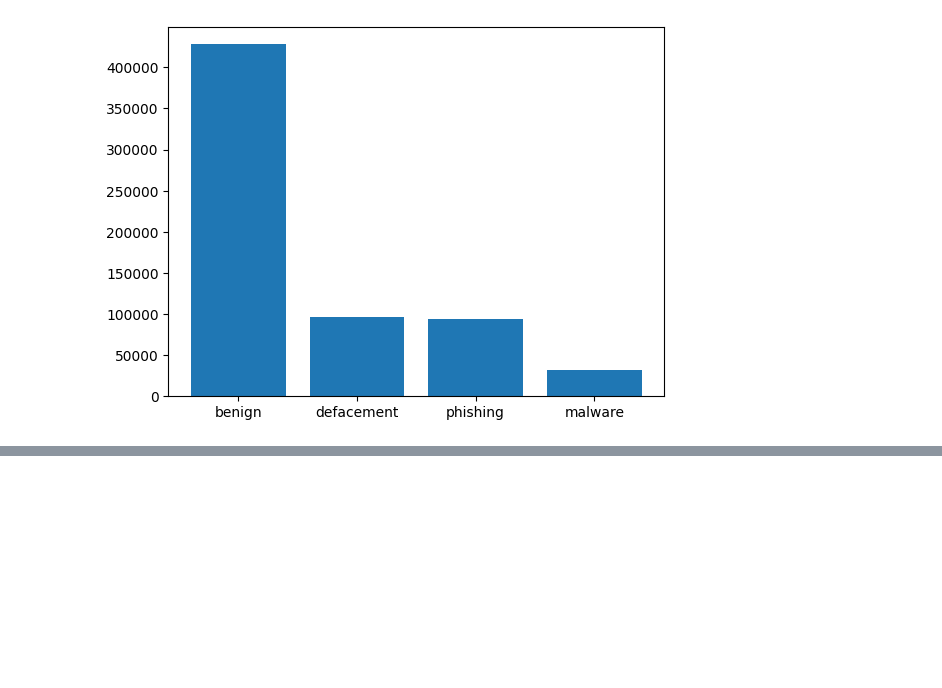
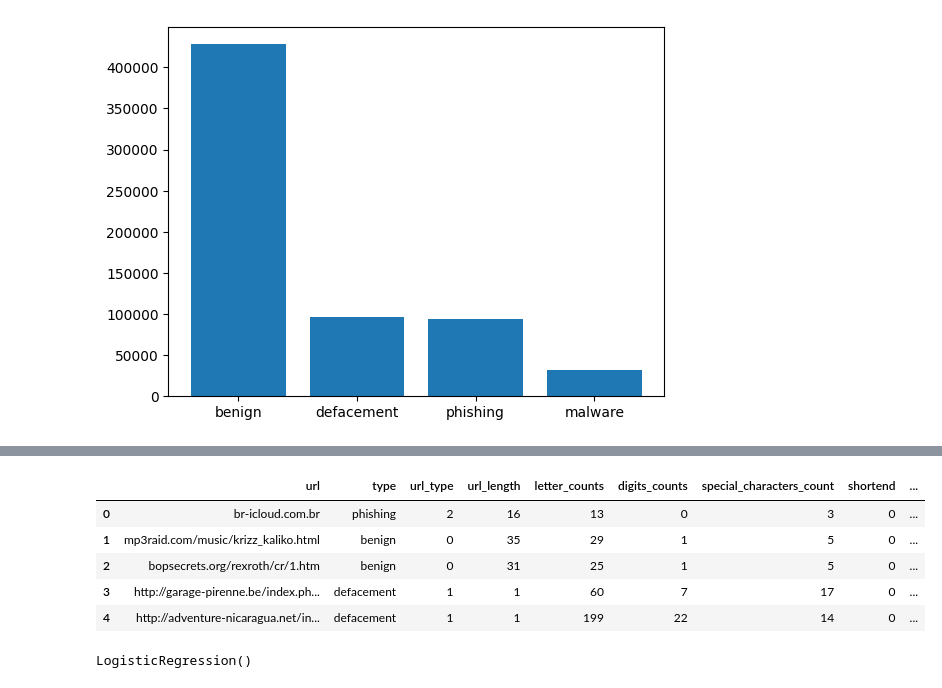
Before and after one commit to BibekRai44/Phising-sites-checker, a Jupyter notebook: phising-site.ipynb, the cells around one changed output, grey strips where cells are left out. Cells and saved outputs as stored; diff of their text form; code cells hidden in the pictures; blank space fills up the shorter version.

Commit message:
logisitic regression implented

```diff
--- a/phising-site.ipynb
+++ b/phising-site.ipynb
@@ -62,0 +204,22 @@ plt.bar(x=counts.index,height=counts)
+# %%
+import ipaddress
+def have_ip_address(url):
+    try:
+        parsed_url = urlparse(url)
+        if parsed_url.hostname:
+            ip = ipaddress.ip_address(parsed_url.hostname)
+            return isinstance(ip, (ipaddress.IPv4Address, ipaddress.IPv6Address))
+    except ValueError:
+        pass  # Invalid hostname or IP address
+
+    return 0
+# %%
+df['ip']=df['url'].apply(lambda x:have_ip_address(x))
+df.head()
+# %% [output]
+|  | url | type | url_type | url_length | letter_counts | digits_counts | special_characters_count | shortend | ... |
+| 0 | br-icloud.com.br | phishing | 2 | 16 | 13 | 0 | 3 | 0 | ... |
+| 1 | mp3raid.com/music/krizz_kaliko.html | benign | 0 | 35 | 29 | 1 | 5 | 0 | ... |
+| 2 | bopsecrets.org/rexroth/cr/1.htm | benign | 0 | 31 | 25 | 1 | 5 | 0 | ... |
+| 3 | http://garage-pirenne.be/index.ph... | defacement | 1 | 1 | 60 | 7 | 17 | 0 | ... |
+| 4 | http://adventure-nicaragua.net/in... | defacement | 1 | 1 | 199 | 22 | 14 | 0 | ... |
@@ -62,0 +233,6 @@ plt.bar(x=counts.index,height=counts)
+# %%
+X_train,X_test,y_train,y_test=train_test_split(x,y,random_state=42,test_size=0.2)
+model=LogisticRegression()
+model.fit(X_train,y_train)
+# %% [output]
+LogisticRegression()
```
Also changed, not shown: parts of 16 cells of this notebook.
